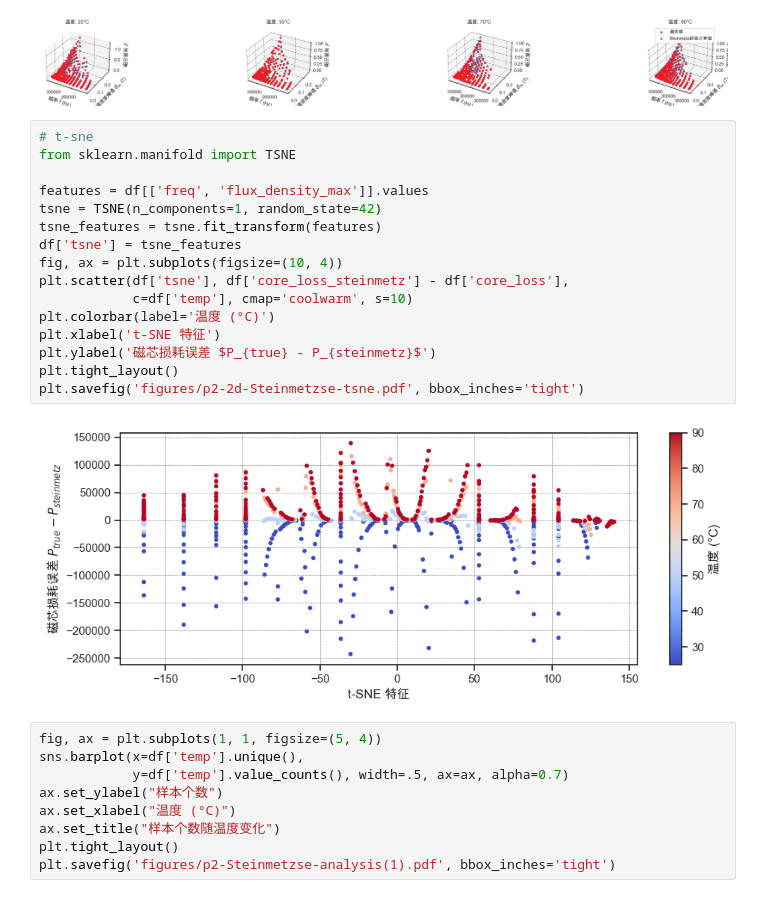
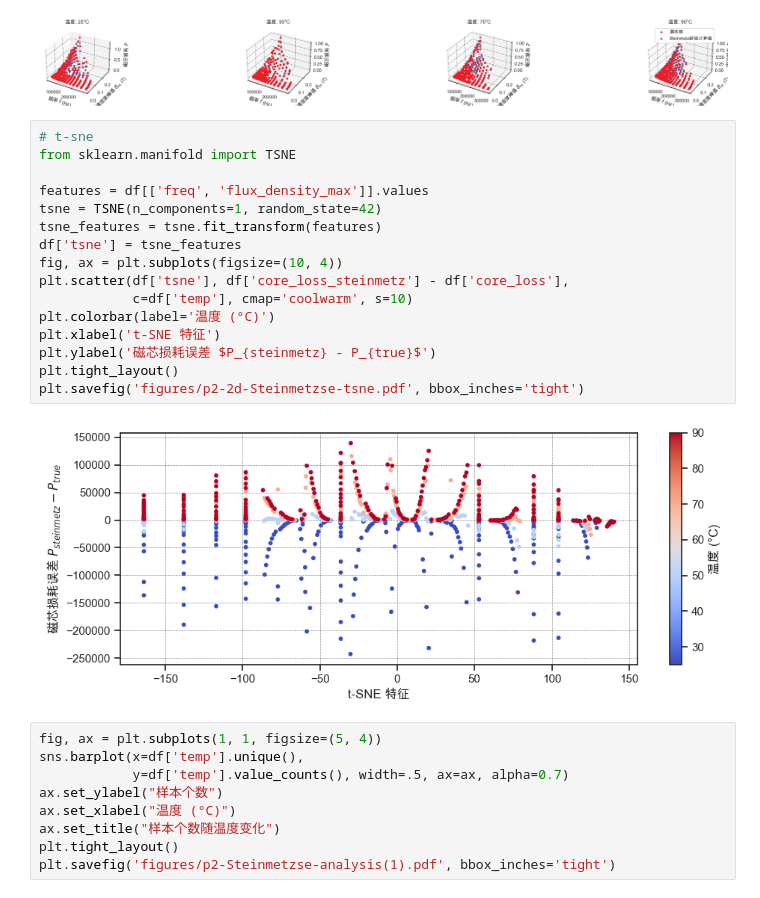
Before and after one commit to DURUII/Contest-CPMCM2024-C, a Jupyter notebook: Prob2.ipynb, the cells around one changed output. Cells and saved outputs as stored; diff of their text form.

```diff
--- a/Prob2.ipynb
+++ b/Prob2.ipynb
@@ -130,21 +130,21 @@ plt.show()
 # %%
 # t-sne
 from sklearn.manifold import TSNE
 
 features = df[['freq', 'flux_density_max']].values
 tsne = TSNE(n_components=1, random_state=42)
 tsne_features = tsne.fit_transform(features)
 df['tsne'] = tsne_features
 fig, ax = plt.subplots(figsize=(10, 4))
 plt.scatter(df['tsne'], df['core_loss_steinmetz'] - df['core_loss'],
             c=df['temp'], cmap='coolwarm', s=10)
 plt.colorbar(label='温度 (°C)')
 plt.xlabel('t-SNE 特征')
-plt.ylabel('磁芯损耗误差 $P_{true} - P_{steinmetz}$')
+plt.ylabel('磁芯损耗误差 $P_{steinmetz} - P_{true}$')
 plt.tight_layout()
 plt.savefig('figures/p2-2d-Steinmetzse-tsne.pdf', bbox_inches='tight')
 # %% [output]
-[figure, old version]
+[figure, new version]
 # %%
 fig, ax = plt.subplots(1, 1, figsize=(5, 4))
 sns.barplot(x=df['temp'].unique(),
```
Also changed, not shown: parts of 6 cells of this notebook.
